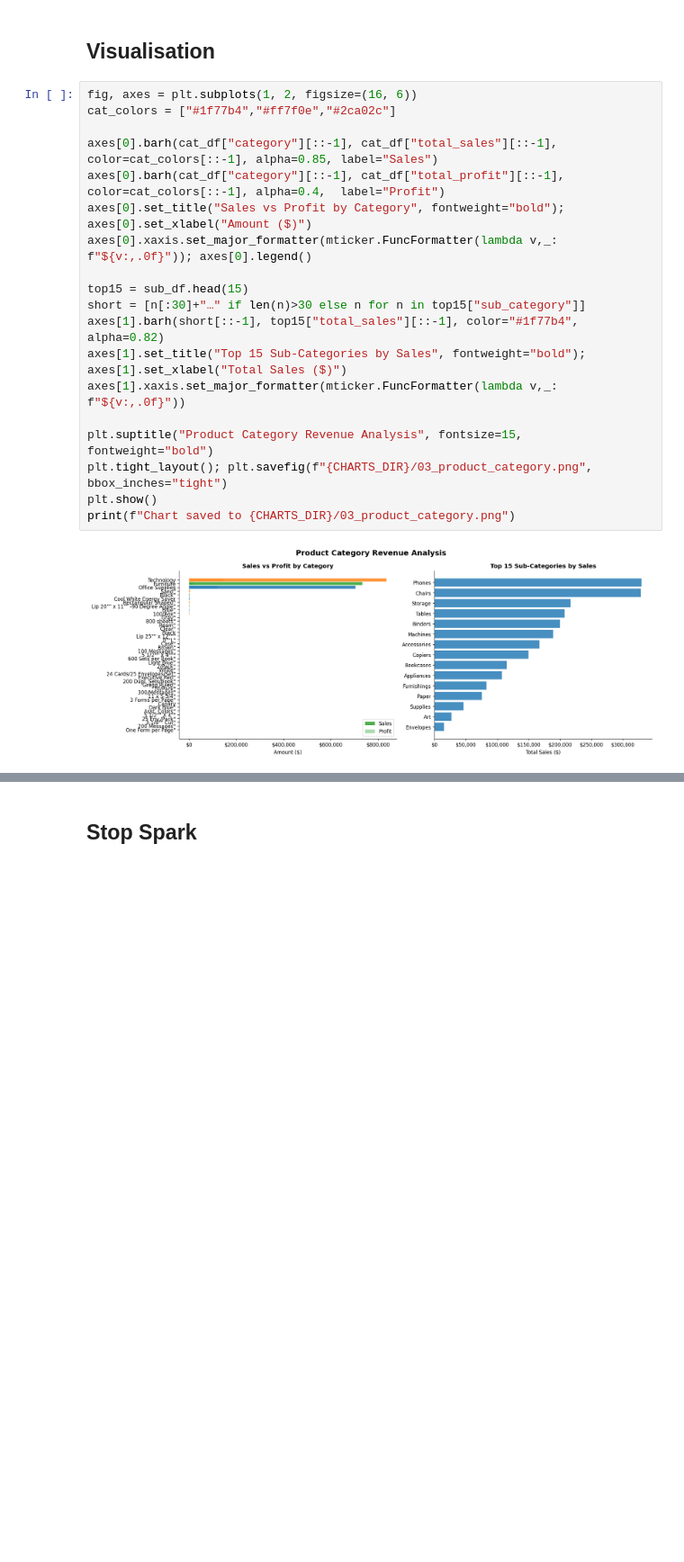
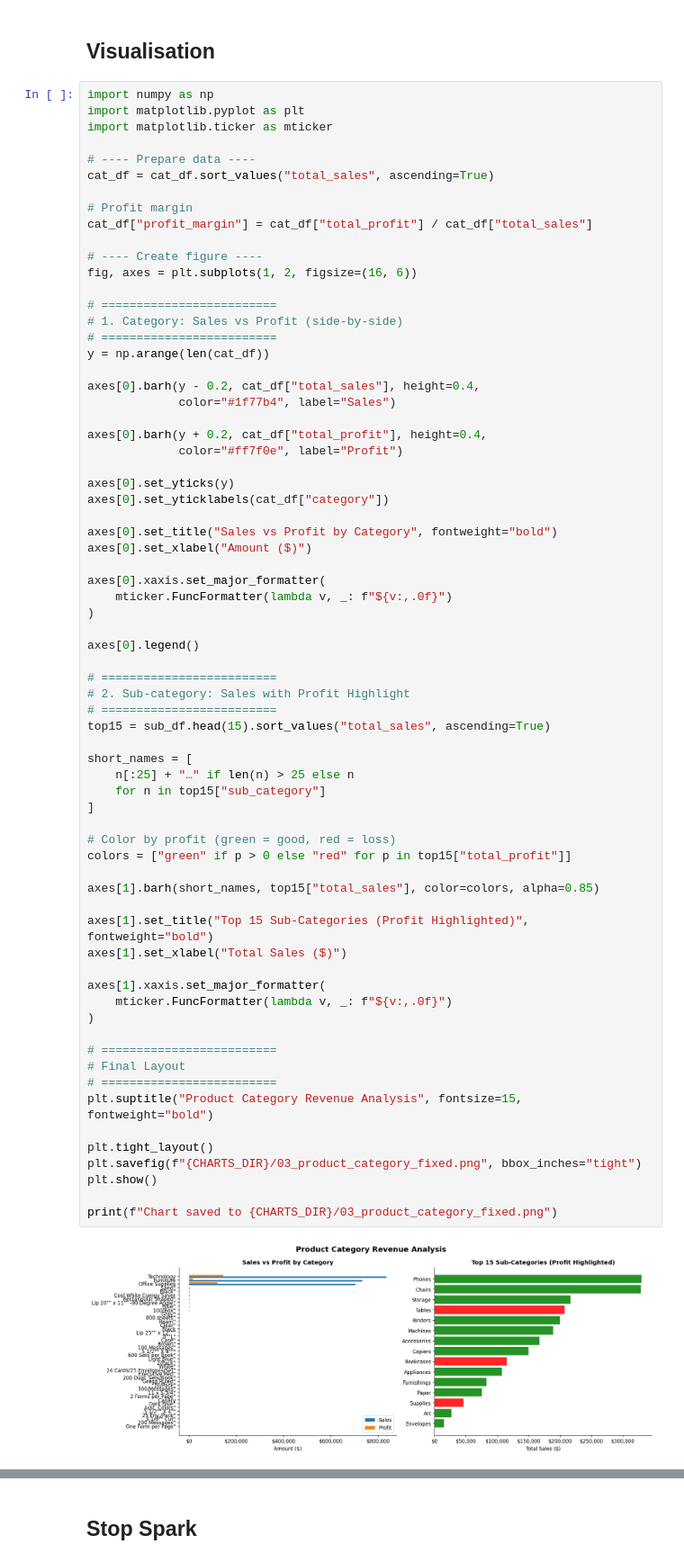
Before and after one commit to leangsengk90/hadoop-with-docker, a Jupyter notebook: notebooks/sparksql_with_hdfs/03_Product_Category_Analysis.ipynb, the cells around one changed output, grey strips where cells are left out. Shown at 90% size. Cells and saved outputs as stored; diff of their text form; blank space fills up the shorter version.

```diff
--- a/notebooks/sparksql_with_hdfs/03_Product_Category_Analysis.ipynb
+++ b/notebooks/sparksql_with_hdfs/03_Product_Category_Analysis.ipynb
@@ -99,23 +100,73 @@ print(sub_df.head(10))
 # %% [markdown]
 ## Visualisation
 # %%
+import numpy as np
+import matplotlib.pyplot as plt
+import matplotlib.ticker as mticker
+
+# ---- Prepare data ----
+cat_df = cat_df.sort_values("total_sales", ascending=True)
+
+# Profit margin
+cat_df["profit_margin"] = cat_df["total_profit"] / cat_df["total_sales"]
+
+# ---- Create figure ----
 fig, axes = plt.subplots(1, 2, figsize=(16, 6))
-cat_colors = ["#1f77b4","#ff7f0e","#2ca02c"]
 
-axes[0].barh(cat_df["category"][::-1], cat_df["total_sales"][::-1],  color=cat_colors[::-1], alpha=0.85, label="Sales")
-axes[0].barh(cat_df["category"][::-1], cat_df["total_profit"][::-1], color=cat_colors[::-1], alpha=0.4,  label="Profit")
-axes[0].set_title("Sales vs Profit by Category", fontweight="bold"); axes[0].set_xlabel("Amount ($)")
-axes[0].xaxis.set_major_formatter(mticker.FuncFormatter(lambda v,_: f"${v:,.0f}")); axes[0].legend()
+# =========================
+# 1. Category: Sales vs Profit (side-by-side)
+# =========================
+y = np.arange(len(cat_df))
 
-top15 = sub_df.head(15)
-short = [n[:30]+"…" if len(n)>30 else n for n in top15["sub_category"]]
-axes[1].barh(short[::-1], top15["total_sales"][::-1], color="#1f77b4", alpha=0.82)
-axes[1].set_title("Top 15 Sub-Categories by Sales", fontweight="bold"); axes[1].set_xlabel("Total Sales ($)")
-axes[1].xaxis.set_major_formatter(mticker.FuncFormatter(lambda v,_: f"${v:,.0f}"))
+axes[0].barh(y - 0.2, cat_df["total_sales"], height=0.4,
+             color="#1f77b4", label="Sales")
 
+axes[0].barh(y + 0.2, cat_df["total_profit"], height=0.4,
+             color="#ff7f0e", label="Profit")
+
+axes[0].set_yticks(y)
+axes[0].set_yticklabels(cat_df["category"])
+
+axes[0].set_title("Sales vs Profit by Category", fontweight="bold")
+axes[0].set_xlabel("Amount ($)")
+
+axes[0].xaxis.set_major_formatter(
+    mticker.FuncFormatter(lambda v, _: f"${v:,.0f}")
+)
+
+axes[0].legend()
+
+# =========================
+# 2. Sub-category: Sales with Profit Highlight
+# =========================
+top15 = sub_df.head(15).sort_values("total_sales", ascending=True)
+
+short_names = [
+    n[:25] + "…" if len(n) > 25 else n
+    for n in top15["sub_category"]
+]
+
+# Color by profit (green = good, red = loss)
+colors = ["green" if p > 0 else "red" for p in top15["total_profit"]]
+
+axes[1].barh(short_names, top15["total_sales"], color=colors, alpha=0.85)
+
+axes[1].set_title("Top 15 Sub-Categories (Profit Highlighted)", fontweight="bold")
+axes[1].set_xlabel("Total Sales ($)")
+
+axes[1].xaxis.set_major_formatter(
+    mticker.FuncFormatter(lambda v, _: f"${v:,.0f}")
+)
+
+# =========================
+# Final Layout
+# =========================
 plt.suptitle("Product Category Revenue Analysis", fontsize=15, fontweight="bold")
-plt.tight_layout(); plt.savefig(f"{CHARTS_DIR}/03_product_category.png", bbox_inches="tight")
+
+plt.tight_layout()
+plt.savefig(f"{CHARTS_DIR}/03_product_category_fixed.png", bbox_inches="tight")
 plt.show()
-print(f"Chart saved to {CHARTS_DIR}/03_product_category.png")
+
+print(f"Chart saved to {CHARTS_DIR}/03_product_category_fixed.png")
 # %% [output]
-[figure, old version]
+[figure, new version]
```
Also changed, not shown: parts of 2 cells of this notebook, 5 other files.
